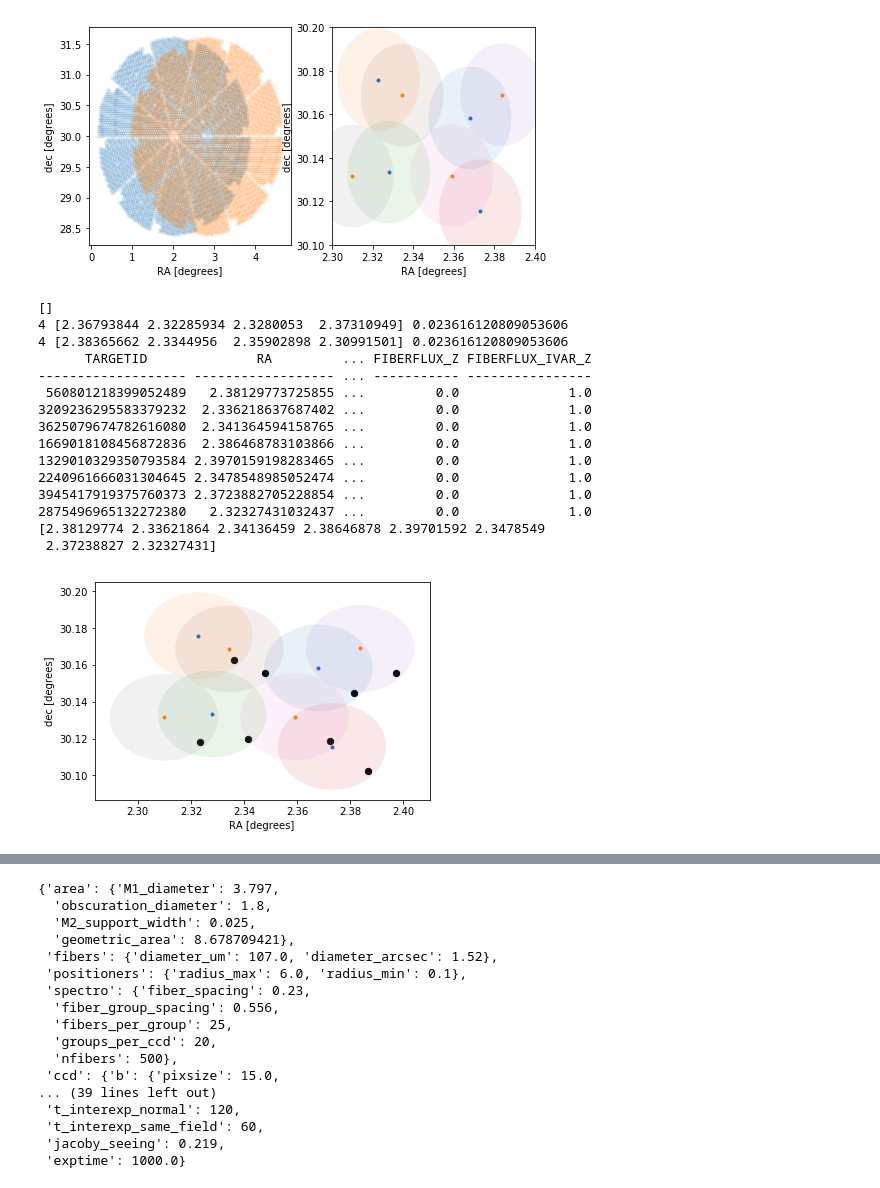
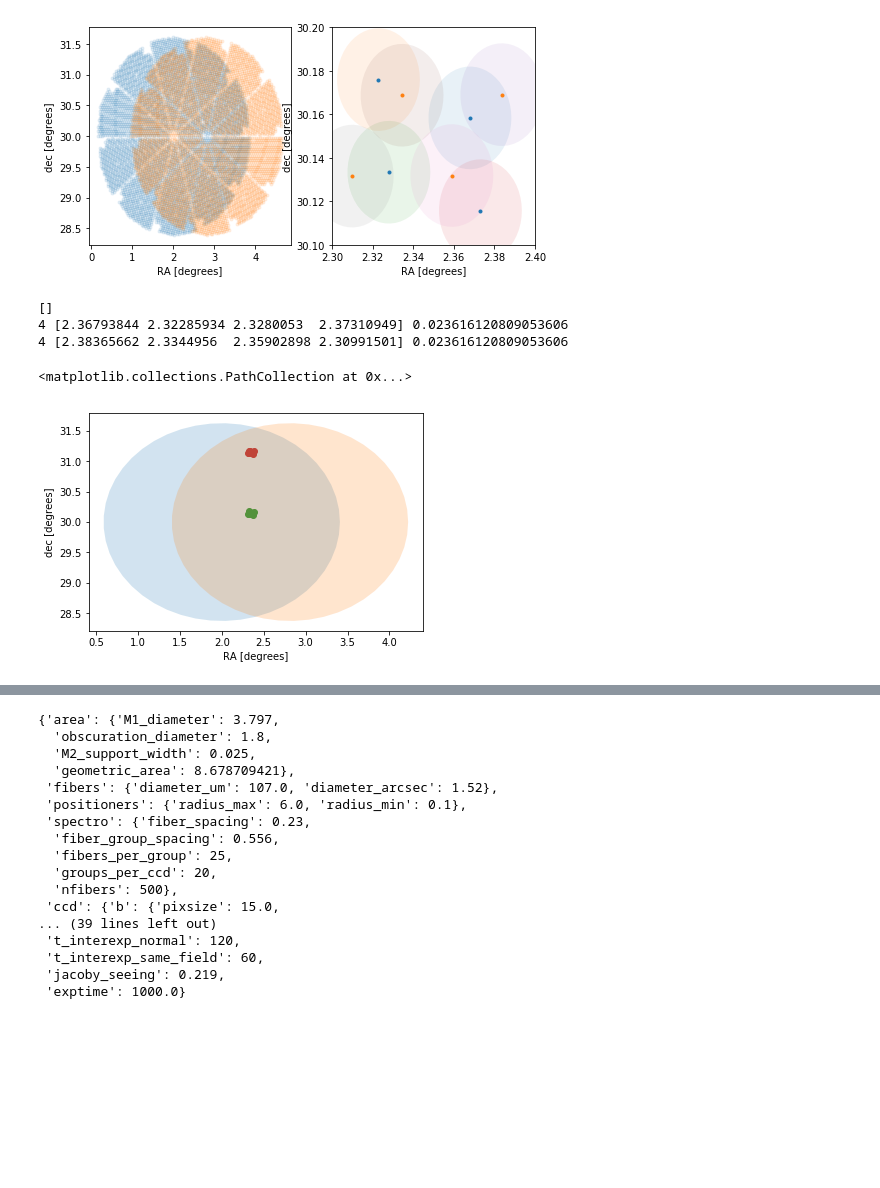
Before and after one commit to forero/SandboxDESI, a Jupyter notebook: fassign/prioritytests/toy_models.ipynb, the cells around one changed output, grey strips where cells are left out. Saved outputs shown, nothing was run; the diff lists cells and outputs as text; code cells hidden in the pictures; blank space fills up the shorter version.

```diff
--- a/fassign/prioritytests/toy_models.ipynb
+++ b/fassign/prioritytests/toy_models.ipynb
@@ -109,8 +111,8 @@ def generate_targets_in_tile(tile_ra, tile_dec, n_targets_per_fiber=1, boundary=
     targets_dec = np.ones(n_fibers * n_targets_per_fiber)
     theta = -np.ones(n_fibers * n_targets_per_fiber)*np.pi/4.0
     for i in range(n_fibers):
-        targets_ra[i*n_targets_per_fiber:(i+1)*n_targets_per_fiber] = ra[i] + 0.8*fiber_radius * np.cos(theta[i*n_targets_per_fiber:(i+1)*n_targets_per_fiber])
-        targets_dec[i*n_targets_per_fiber:(i+1)*n_targets_per_fiber] = dec[i] + 0.8*fiber_radius * np.sin(theta[i*n_targets_per_fiber:(i+1)*n_targets_per_fiber])
+        targets_ra[i*n_targets_per_fiber:(i+1)*n_targets_per_fiber] = ra[i] + 0.1*fiber_radius * np.cos(theta[i*n_targets_per_fiber:(i+1)*n_targets_per_fiber])
+        targets_dec[i*n_targets_per_fiber:(i+1)*n_targets_per_fiber] = dec[i] + 0.1*fiber_radius * np.sin(theta[i*n_targets_per_fiber:(i+1)*n_targets_per_fiber])
     return targets_ra, targets_dec
 
 def generate_targets_in_tiles(tiles, n_targets_per_fiber=1, boundary=None):
@@ -149,26 +151,36 @@ def generate_targets_in_tiles(tiles, n_targets_per_fiber=1, boundary=None):
 
 
 targets = generate_targets_in_tiles(tiles, n_targets_per_fiber=1, boundary=boundary)
-targets
-print(t)
-for i in range(len(tiles)):
-    plot_positioners(tiles['RA'][i], tiles['DEC'][i], boundary=boundary, alpha=1.0, circles=True)
-plt.scatter(t['RA'], t['DEC'], s=40, c='black')
-print(r)
+
+targets['PRIORITY'] = 1000
+targets['SUBPRIORITY'] = np.random.uniform(0, 1, len(targets))
+targets['DESI_TARGET'] = desi_mask.ELG
+targets['OBSCONDITIONS'] = np.ones(len(targets), dtype='i4') * obsconditions.DARK
+targets['NUMOBS_MORE'] = np.ones(len(targets), dtype='i8')
+targets.meta['EXTNAME'] = 'MTL'
+
+targets.write('mtl.fits', overwrite=True)
+
+sky = targets.copy()
+sky['RA'] = sky['RA']
+sky['DEC'] = sky['DEC'] + 1.0
+sky['TARGETID'] = targets['TARGETID']*10
+sky['DESI_TARGET'] = desi_mask.SKY
+sky['NUMOBS_MORE'] = 10
+sky['OBSCONDITIONS'] = np.ones(len(sky), dtype='i4') * obsconditions.mask('DARK|GRAY|BRIGHT')
+sky.meta['EXTNAME'] = 'SKY'
+sky.write('sky.fits', overwrite=True)
 # %% [output]
 []
 4 [2.36793844 2.32285934 2.3280053  2.37310949] 0.023616120809053606
 4 [2.38365662 2.3344956  2.35902898 2.30991501] 0.023616120809053606
-      TARGETID              RA         ... FIBERFLUX_Z FIBERFLUX_IVAR_Z
-------------------- ------------------ ... ----------- ----------------
- 560801218399052489   2.38129773725855 ...         0.0              1.0
-3209236295583379232  2.336218637687402 ...         0.0              1.0
-3625079674782616080  2.341364594158765 ...         0.0              1.0
-1669018108456872836  2.386468783103866 ...         0.0              1.0
-1329010329350793584 2.3970159198283465 ...         0.0              1.0
-2240961666031304645 2.3478548985052474 ...         0.0              1.0
-3945417919375760373 2.3723882705228854 ...         0.0              1.0
-2875496965132272380   2.32327431032437 ...         0.0              1.0
-[2.38129774 2.33621864 2.34136459 2.38646878 2.39701592 2.3478549
- 2.37238827 2.32327431]
-[figure, removed]
+# %%
+sky_data = Table.read('sky.fits')
+targets_data = Table.read('mtl.fits')
+tiles_data = Table.read('tiles.fits')
+plot_circles(tiles_data['RA'], tiles_data['DEC'], radius=desimodel.focalplane.get_tile_radius_deg())
+plt.scatter(targets_data['RA'], targets_data['DEC'])
+plt.scatter(sky_data['RA'], sky_data['DEC'])
+# %% [output]
+<matplotlib.collections.PathCollection at 0x...>
+[figure, added]
```
Also changed, not shown: parts of 4 cells of this notebook.
